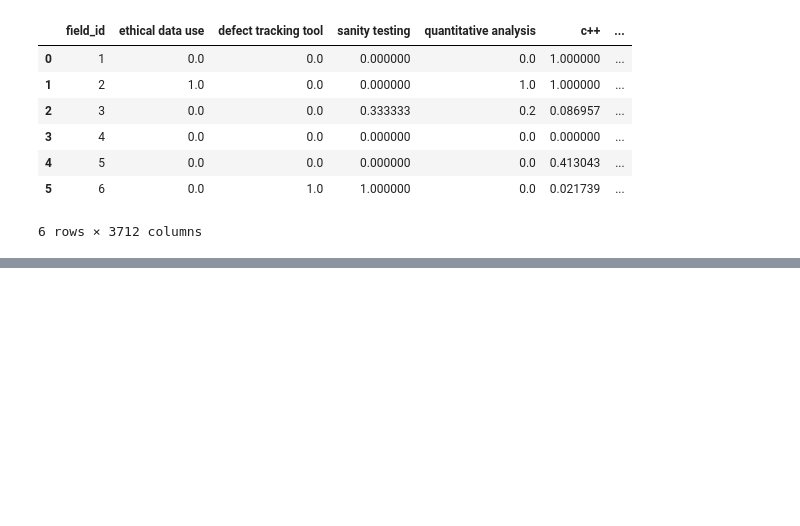
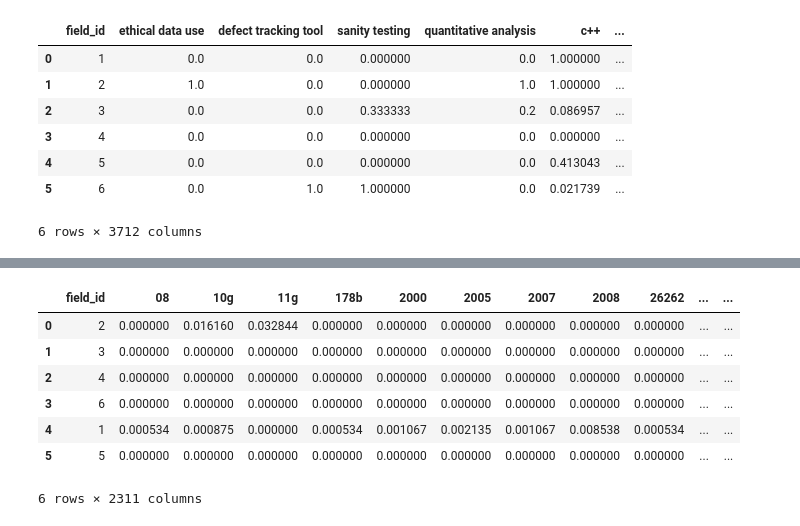
Before and after one commit to ron-ligsay/course-u, a Jupyter notebook: course_u/src/notebooks/field_skills.ipynb, the cells around one changed output, grey strips where cells are left out. Saved outputs shown, nothing was run; the diff lists cells and outputs as text; code cells hidden in the pictures; blank space fills up the shorter version.

```diff
--- a/course_u/src/notebooks/field_skills.ipynb
+++ b/course_u/src/notebooks/field_skills.ipynb
@@ -282,0 +567,15 @@ field_skills_df.to_csv('../../static/csv/normalized_field_skills.csv', index=Fal
+# %%
+# move field_id to the first column
+cols = feature_df.columns.tolist()
+cols = cols[-1:] + cols[:-1]
+feature_df = feature_df[cols]
+feature_df
+# %% [output]
+|  | field_id | 08 | 10g | 11g | 178b | 2000 | 2005 | 2007 | 2008 | 26262 | ... | ... |
+| 0 | 2 | 0.000000 | 0.016160 | 0.032844 | 0.000000 | 0.000000 | 0.000000 | 0.000000 | 0.000000 | 0.000000 | ... | ... |
+| 1 | 3 | 0.000000 | 0.000000 | 0.000000 | 0.000000 | 0.000000 | 0.000000 | 0.000000 | 0.000000 | 0.000000 | ... | ... |
+| 2 | 4 | 0.000000 | 0.000000 | 0.000000 | 0.000000 | 0.000000 | 0.000000 | 0.000000 | 0.000000 | 0.000000 | ... | ... |
+| 3 | 6 | 0.000000 | 0.000000 | 0.000000 | 0.000000 | 0.000000 | 0.000000 | 0.000000 | 0.000000 | 0.000000 | ... | ... |
+| 4 | 1 | 0.000534 | 0.000875 | 0.000000 | 0.000534 | 0.001067 | 0.002135 | 0.001067 | 0.008538 | 0.000534 | ... | ... |
+| 5 | 5 | 0.000000 | 0.000000 | 0.000000 | 0.000000 | 0.000000 | 0.000000 | 0.000000 | 0.000000 | 0.000000 | ... | ... |
+6 rows × 2311 columns
```
Also changed, not shown: parts of 39 cells of this notebook.
